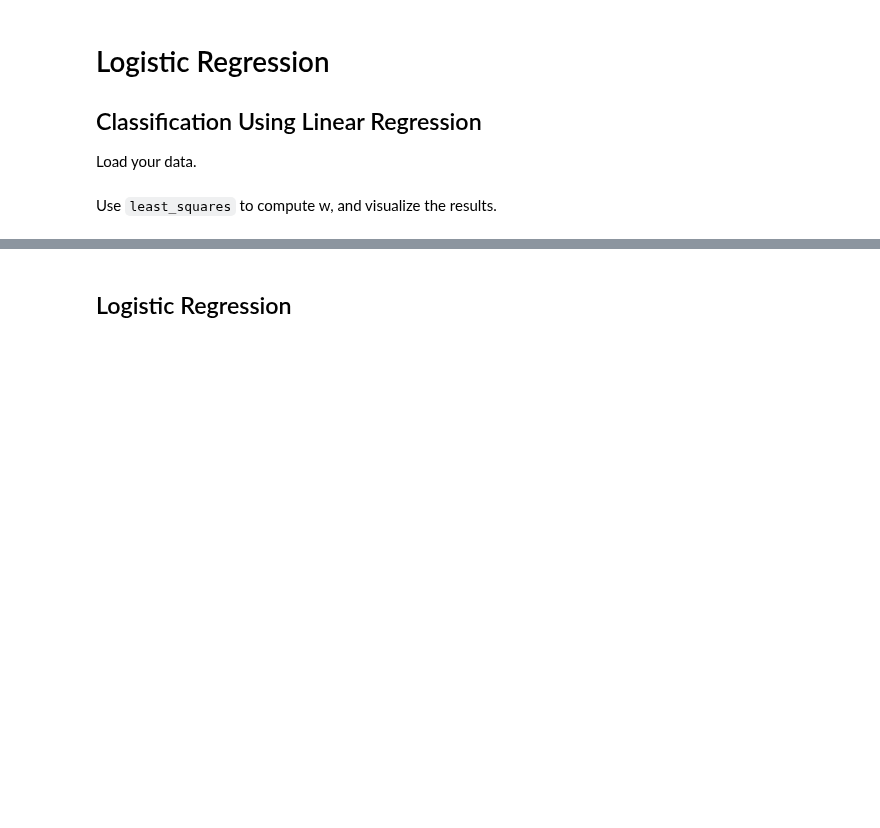
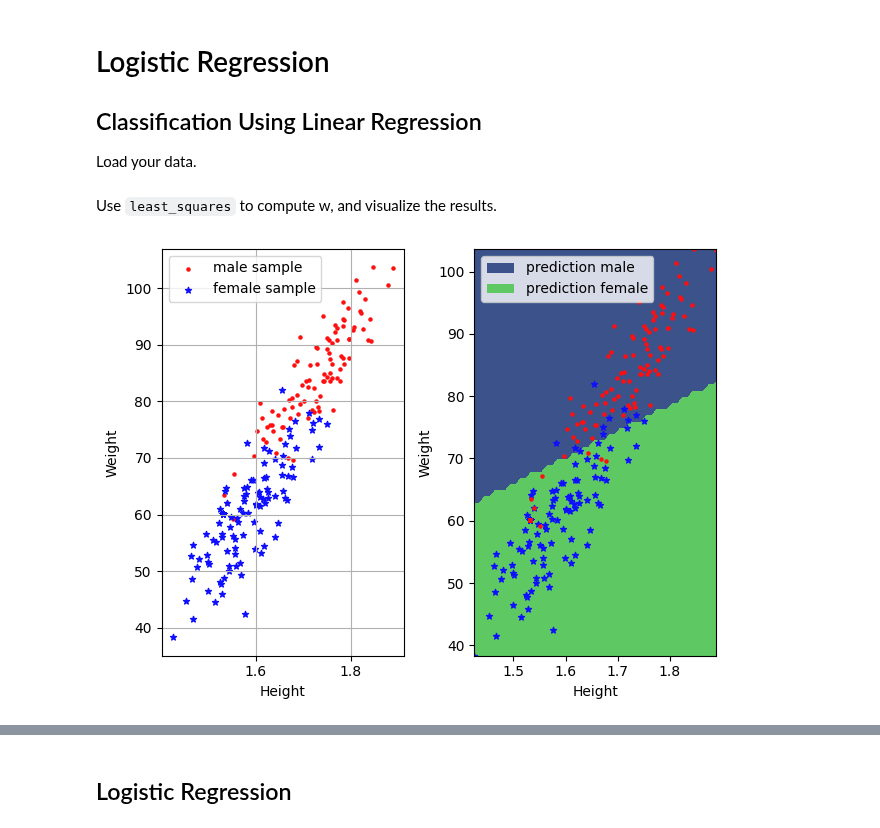
Before and after one commit to haaissa/ML_course, a Jupyter notebook: labs/ex05/template/ex05.ipynb, the cells around one changed output, grey strips where cells are left out. Cells and saved outputs as stored; diff of their text form; code cells hidden in the pictures; blank space fills up the shorter version.

```diff
--- a/labs/ex05/template/ex05.ipynb
+++ b/labs/ex05/template/ex05.ipynb
@@ -30,28 +30,31 @@ Use `least_squares` to compute w, and visualize the results.
 # %%
 from least_squares import least_squares
 from plots import visualization
 
 
 def least_square_classification_demo(y, x):
     """Least square demo
 
     Args:
         y:  shape=(N, 1)
         x:  shape=(N, 2)
     """
     # classify the data by linear regression
     tx = np.c_[np.ones((y.shape[0], 1)), x]
     # ***************************************************
     # INSERT YOUR CODE HERE
     # classify the data by linear regression: TODO
+    w, mse = least_squares(y, tx)
     # ***************************************************
     # w = least squares with respect to tx and y
 
     # visualize your classification.
     visualization(y, x, mean_x, std_x, w, "classification_by_least_square")
 
 
 least_square_classification_demo(y, x)
+# %% [output]
+[figure, added]
 # %% [markdown]
 #### The `least_square_classification_demo` is expected to show
 
```
Also changed, not shown: parts of 12 cells of this notebook, 5 other files.
